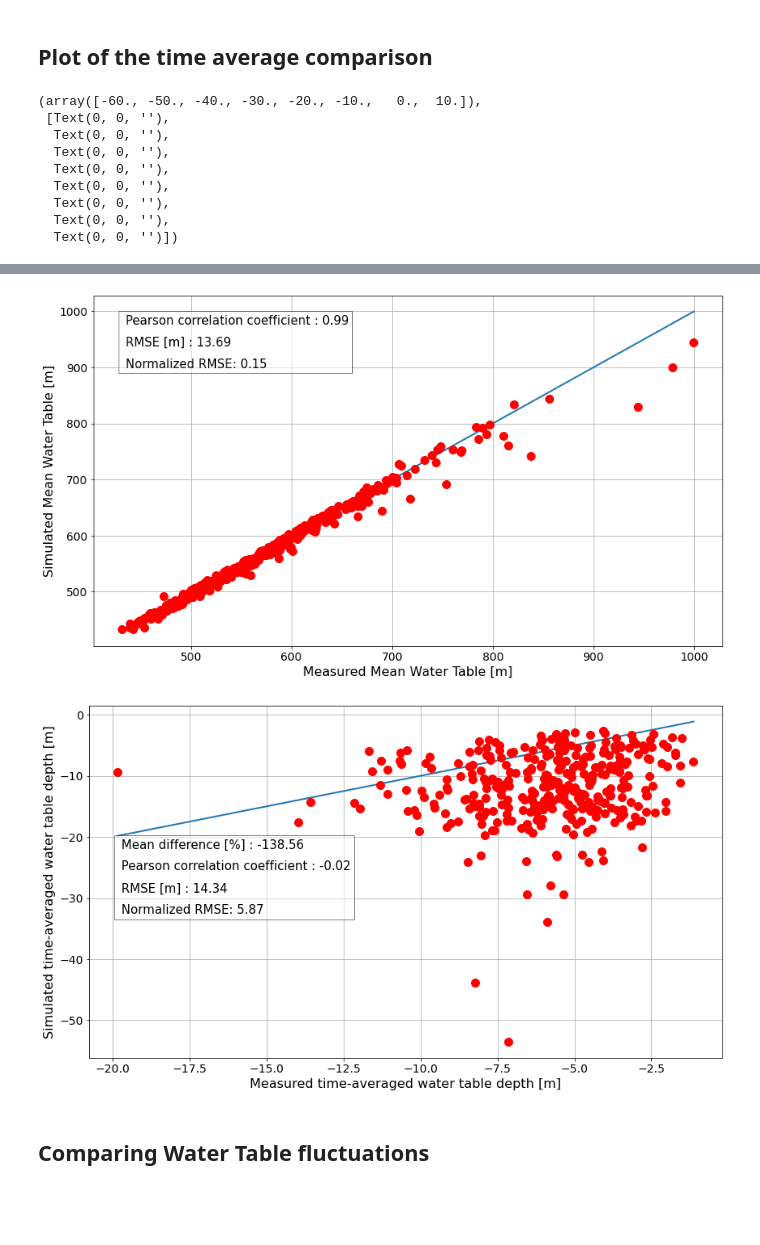
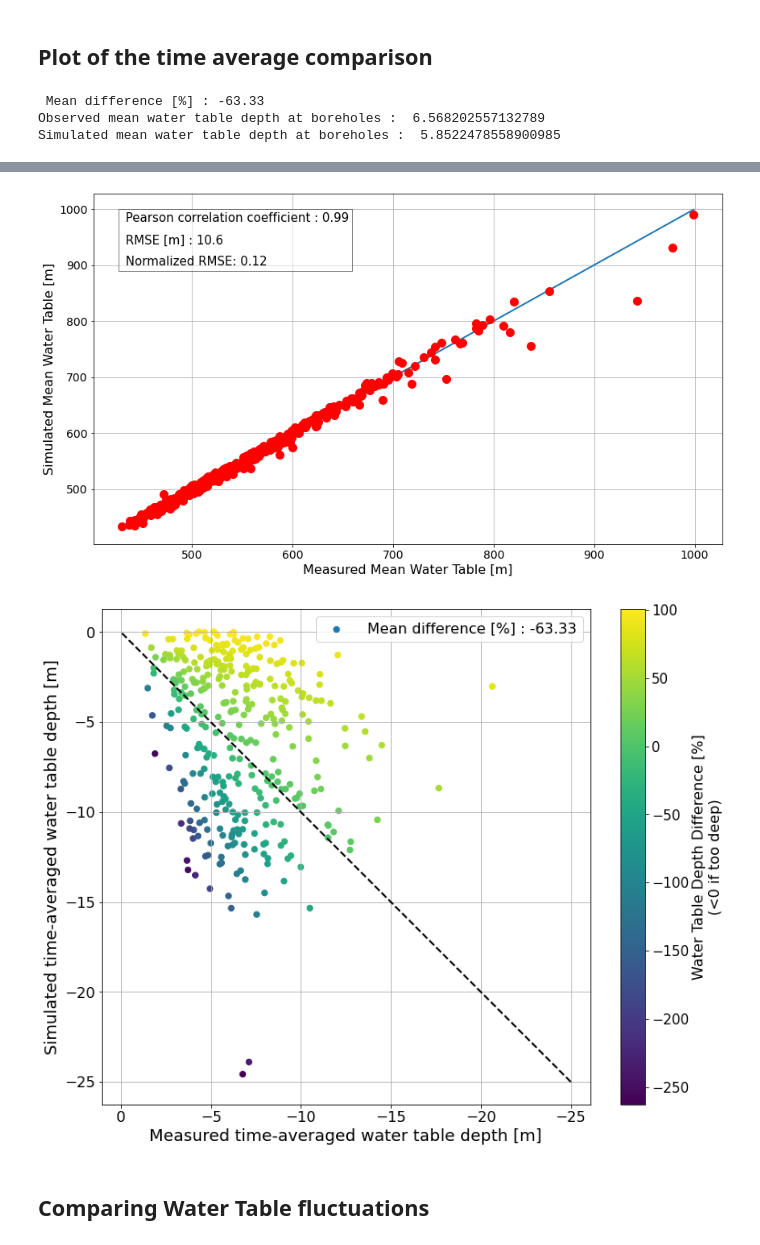
Before and after one commit to mikhailsmilovic/FUSE, a Jupyter notebook: Jupyter notebooks/4_GW.ipynb, the cells around one changed output, grey strips where cells are left out. Saved outputs shown, nothing was run; the diff lists cells and outputs as text; code cells hidden in the pictures; blank space fills up the shorter version.

Commit message:
Updated water table depth comparison

```diff
--- a/Jupyter notebooks/4_GW.ipynb
+++ b/Jupyter notebooks/4_GW.ipynb
@@ -19,7 +19,7 @@ plt.rcParams['figure.figsize'] = [14, 8.0]
 # Where CWATM results are stored
 path_model_outputs = 'C:/Users/guillaumot/Documents/Local_CWATM_output/'
 path_model_outputs = 'P:/watmodel/CWATM/calibration/calibration_UB/discharge/forLuca_catchmentsNira/06_028/'
-path_model_outputs = 'P:/watmodel/CWATM/calibration/calibration_UB/discharge/calibration_Sept25_TDSK/12_028/'
+path_model_outputs = 'P:/watmodel/CWATM/calibration/calibration_UB/discharge/Calibration_Nov3_TakSarKhaPhuNar/00_014/'
 # Where observed data are stored
 path_observed_data = 'C:/Users/guillaumot/PycharmProjects/1st_test_CWatM/FUSE_version/WaterTableComparison/Measured_data/WaterTable/'
 path_observed_data = 'C:/Users/guillaumot/Documents/Data/Bhima_basin/WaterTable/'
@@ -59,7 +59,7 @@ Soil_thickness = ds['modflowtotalSoilThickness_totalend'][:].data
 ds.close()
 Top = np.loadtxt(Inputs_file_modflow + 'Topo.txt')
 
-Topography_ModFlow = Top.reshape(nrow,ncol) + Soil_thickness # We need to add soil thickness to compare WTD
+Topography_ModFlow = Top.reshape(nrow,ncol) - Soil_thickness # We need to add soil thickness to compare WTD
 # %% [markdown]
 ## Plot the time-average simulated groundwater map and the total groundwater storage evolution
 # %%
@@ -126,13 +126,13 @@ print(np.shape(basin))
 (566, 586)
 # %%
 ## Upload observed water table depth
-Number_of_observed_dates = 9  # It depends on the simulating period
+Number_of_observed_dates = 12  # It depends on the simulating period
 Measured_watertabledepth = np.zeros((382, Number_of_observed_dates)) # 2D array containing measured data: 382 boreholes for Bhima
 wb = xlrd.open_workbook(path_observed_data + "UB_GW_DataProcessed.xls")
 sh = wb.sheet_by_name(u'Sheet1')
 for il in range(np.shape(Measured_watertabledepth)[0]):
     for ic in range(np.shape(Measured_watertabledepth)[1]):
-        val=sh.row_values(il+1)[ic]
+        val=sh.row_values(il+1)[ic+9]
         if val == '':
             Measured_watertabledepth[il][ic] = np.nan
         else:
@@ -141,7 +141,8 @@ for il in range(np.shape(Measured_watertabledepth)[0]):
 ## Upload associated dates
 Measured_dates = np.zeros(np.shape(Measured_watertabledepth)[1])
 for ic in range(np.shape(Measured_watertabledepth)[1]):
-    Measured_dates[ic] = datetime(1900, 1, 1).toordinal() + int(sh.row_values(0)[ic]) - 2
+    Measured_dates[ic] = datetime(1900, 1, 1).toordinal() + int(sh.row_values(0)[ic+9]) - 2
+print(Measured_dates)
 
 
 ## Upload coordinates, water table and topography of each borehole
@@ -302,7 +304,9 @@ plt.gca().invert_yaxis()
 plt.title('Mean Water Table Depth Comparison at several boreholes', fontsize=16)
 plt.xticks(fontsize=14)
 plt.yticks(fontsize=14)
-plt.scatter(x_GW_bhima, y_GW_bhima, c=Norm_diffDepth, s=50)
+plt.scatter(x_GW_bhima[average_Norm_diffDepth0 <= np.percentile(average_Norm_diffDepth0, 95)],
+            y_GW_bhima[average_Norm_diffDepth0 <= np.percentile(average_Norm_diffDepth0, 95)],
+            c=Norm_diffDepth[average_Norm_diffDepth0 <= np.percentile(average_Norm_diffDepth0, 95)], s=50)
 cb = plt.colorbar()
 cb.ax.tick_params(labelsize=14)
 cb.set_label('Water Table Depth Difference [%]\n(<0 if too deep)', fontsize=15)
@@ -324,28 +328,38 @@ plt.xticks(fontsize=14)
 plt.yticks(fontsize=14)
 
 ## Plot time-averaged results for water table depth comparison
-fig6 = plt.figure()
+fig6 = plt.figure(figsize=(12,10))
 # Print the perfect line 1/1
-plt.plot([np.nanmin(-Mean_wtd_GW_bhima),np.nanmax(-Mean_wtd_GW_bhima)],
-         [np.nanmin(-Mean_wtd_GW_bhima),np.nanmax(-Mean_wtd_GW_bhima)], linestyle='solid', linewidth=2, marker=None)
+plt.plot([-25,0], [-25,0], color='k', linestyle='--', linewidth=2, marker=None)
+#plt.plot([np.nanmin(-Mean_wtd_GW_bhima),np.nanmax(-Mean_wtd_GW_bhima)],
+ #        [np.nanmin(-Mean_wtd_GW_bhima),np.nanmax(-Mean_wtd_GW_bhima)], color='k', linestyle='--', linewidth=2, marker=None)
 label2 = ' Mean difference [%] : ' + str(round(average_Norm_diffDepth*100)/100) + '\n Pearson correlation coefficient : ' + str(round(CorrWaterTableDepth*100)/100) + '\n RMSE [m] : ' + str(round(RmseWaterTableDepth*100)/100) + '\n Normalized RMSE: ' + str(round(RmseWaterTableDepth_norm*100)/100)
-plt.plot(-1*Mean_wtd_GW_bhima[average_Norm_diffDepth0 <= np.percentile(average_Norm_diffDepth0, 95)],
+lab_meandiff = ' Mean difference [%] : ' + str(round(average_Norm_diffDepth*100)/100)
+print(' Mean difference [%] : ' + str(round(average_Norm_diffDepth*100)/100))
+plt.scatter(-1*Mean_wtd_GW_bhima[average_Norm_diffDepth0 <= np.percentile(average_Norm_diffDepth0, 95)],
          -1*Mean_Sim_wtd_GW_bhima[average_Norm_diffDepth0 <= np.percentile(average_Norm_diffDepth0, 95)],
-         marker='o', markersize=10, color='r', linestyle='')
-plt.text(np.nanmin(-Mean_wtd_GW_bhima), np.nanmax(-Mean_Sim_wtd_GW_bhima)-30, label2, fontsize=15,
-        bbox=dict(facecolor='white', alpha=0.5), linespacing=2)
-plt.xlabel('Measured time-averaged water table depth [m]', fontsize= 16)
-plt.ylabel('Simulated time-averaged water table depth [m]', fontsize= 16)
+         c=Norm_diffDepth[average_Norm_diffDepth0 <= np.percentile(average_Norm_diffDepth0, 95)],
+            s=40, label=lab_meandiff)
+#plt.text(np.nanmin(-Mean_wtd_GW_bhima), np.nanmax(-Mean_Sim_wtd_GW_bhima)-30, label2, fontsize=15,
+ #       bbox=dict(facecolor='white', alpha=0.5), linespacing=2)
+plt.xlabel('Measured time-averaged water table depth [m]', fontsize= 18)
+plt.ylabel('Simulated time-averaged water table depth [m]', fontsize= 18)
 plt.grid()
-plt.xticks(fontsize=14)
-plt.yticks(fontsize=14)
+plt.xticks(fontsize=16)
+plt.yticks(fontsize=16)
+plt.legend(fontsize=16)
+
+plt.ylim(-35, 0)
+plt.xlim(0, -35)
+plt.axis('equal')
+cb = plt.colorbar()
+cb.ax.tick_params(labelsize=15)
+cb.set_label('Water Table Depth Difference [%]\n(<0 if too deep)', fontsize=16)
+cb.ax.tick_params(labelsize=15)
+
+print('Observed mean water table depth at boreholes : ', np.nanmean(Mean_wtd_GW_bhima[average_Norm_diffDepth0 <= np.percentile(average_Norm_diffDepth0, 95)]))
+print('Simulated mean water table depth at boreholes : ', np.nanmean(Mean_Sim_wtd_GW_bhima[average_Norm_diffDepth0 <= np.percentile(average_Norm_diffDepth0, 95)]))
 # %% [output]
-(array([-60., -50., -40., -30., -20., -10.,   0.,  10.]),
- [Text(0, 0, ''),
-  Text(0, 0, ''),
-  Text(0, 0, ''),
-  Text(0, 0, ''),
-  Text(0, 0, ''),
-  Text(0, 0, ''),
-  Text(0, 0, ''),
-  Text(0, 0, '')])
+ Mean difference [%] : -63.33
+Observed mean water table depth at boreholes :  6.568202557132789
+Simulated mean water table depth at boreholes :  5.8522478558900985
@@ -353,5 +367,5 @@ plt.yticks(fontsize=14)
-[figure, old version]
+[figure, new version]
-[figure, old version]
+[figure, new version]
 # %% [markdown]
 ## Comparing Water Table fluctuations
 # %%
```
Also changed, not shown: parts of 7 cells of this notebook, 10 other files.
